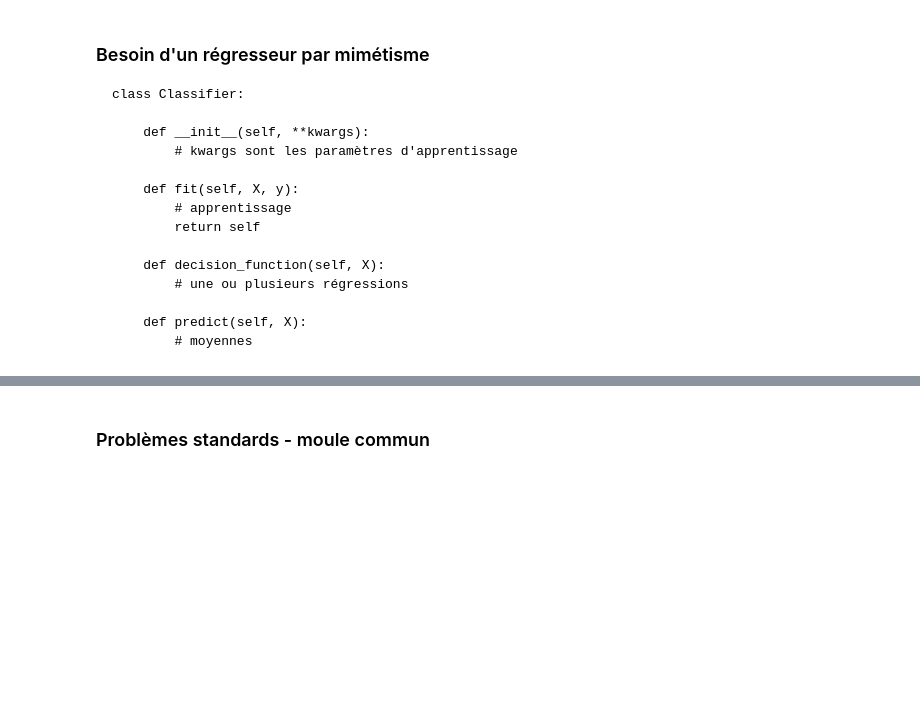
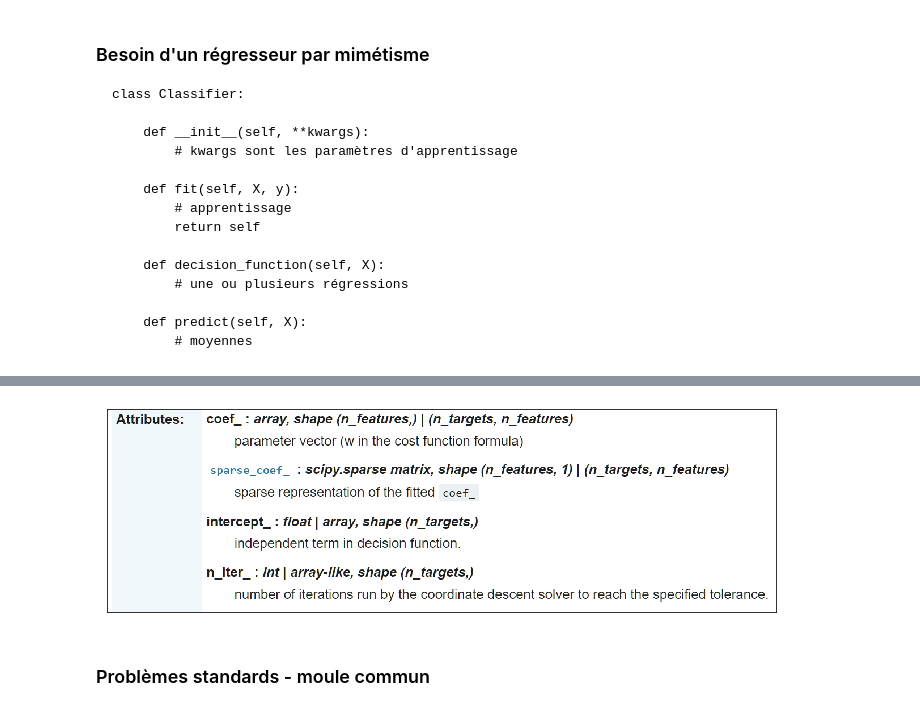
Before and after one commit to sdpython/jupytalk, a Jupyter notebook: _doc/notebooks/2019/ensae_api/sklearn_api.ipynb, the cells around one changed output, grey strips where cells are left out. Cells and saved outputs as stored; diff of their text form; code cells hidden in the pictures; blank space fills up the shorter version.

```diff
--- a/_doc/notebooks/2019/ensae_api/sklearn_api.ipynb
+++ b/_doc/notebooks/2019/ensae_api/sklearn_api.ipynb
@@ -210,3 +215,7 @@ class Classifier:
+# %%
+show_images("lasso.png");
+# %% [output]
+[figure, added]
 # %% [markdown]
 ### Problèmes standards - moule commun
 # %%
```
Also changed, not shown: parts of 28 cells of this notebook, 9 other files.
